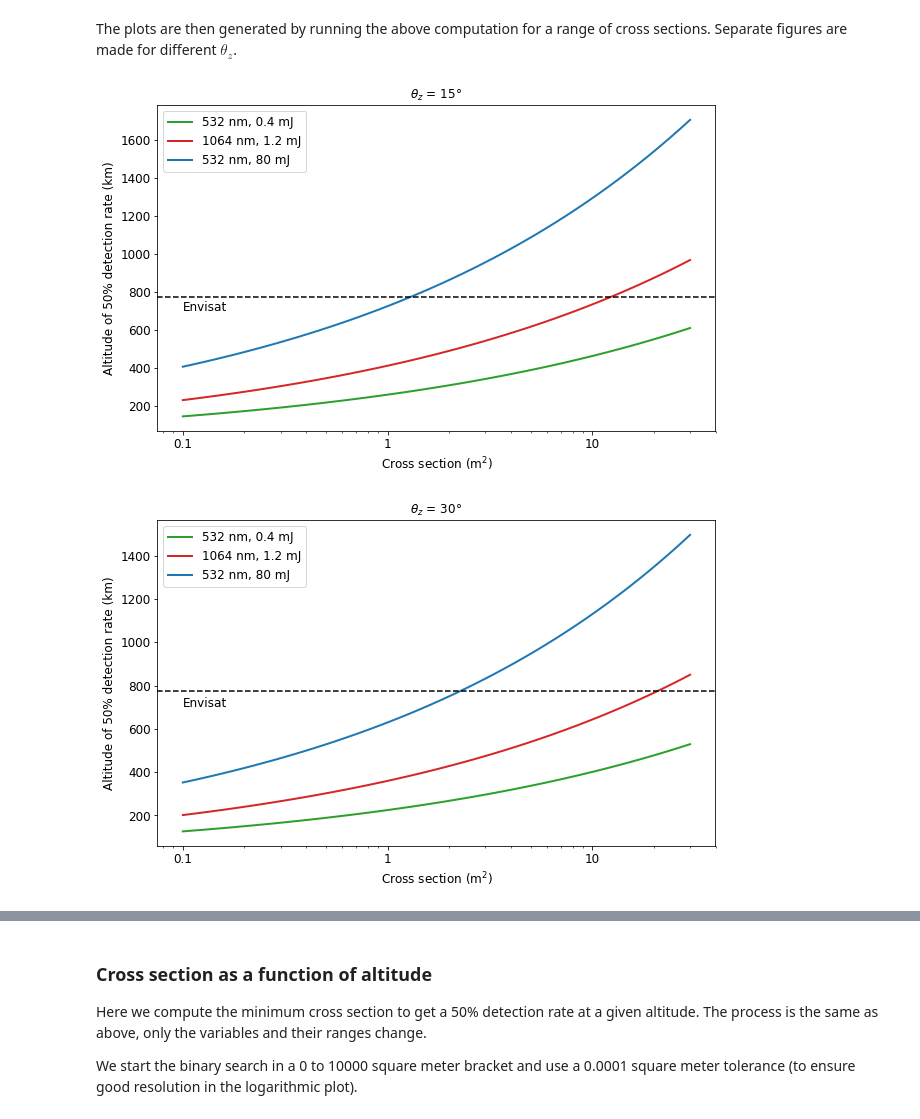
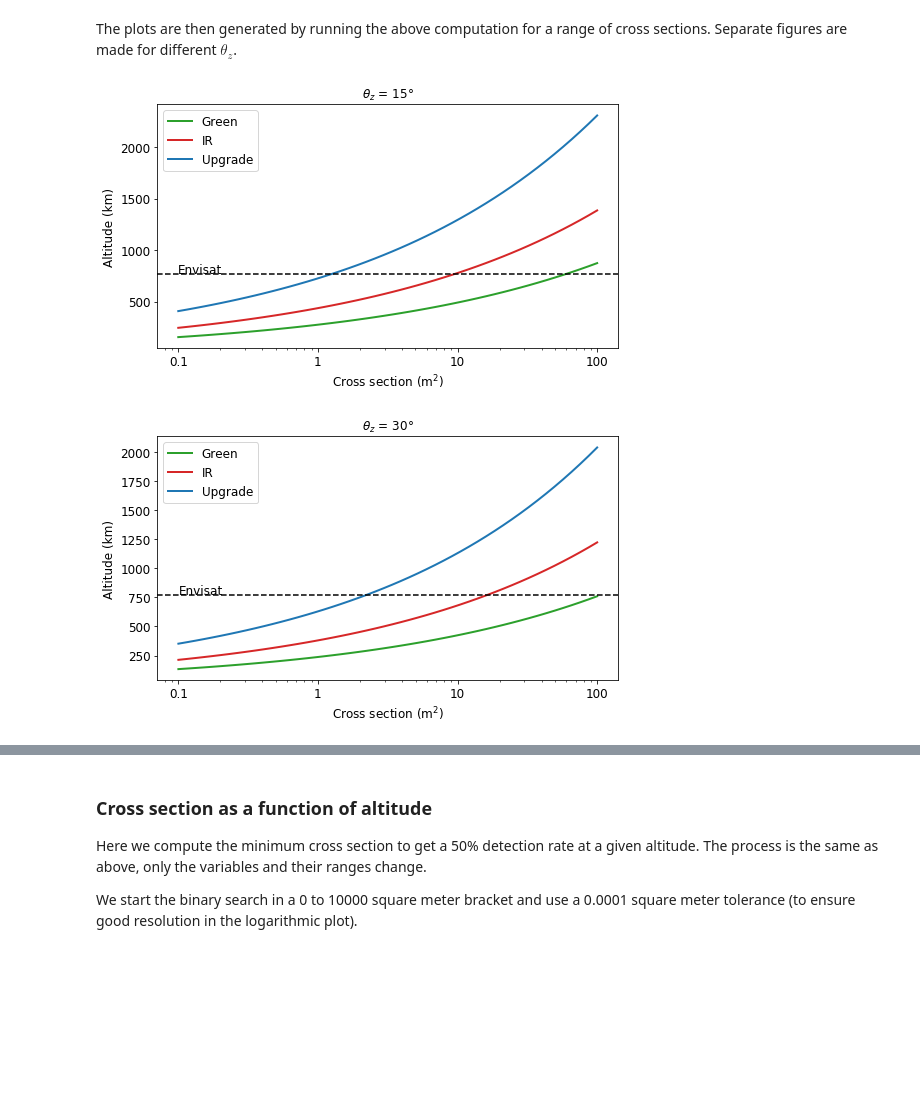
Before and after one commit to dronir/RadarlinkSLR, a Jupyter notebook: Plot 50 percent.ipynb, the cells around one changed output, grey strips where cells are left out. Cells and saved outputs as stored; diff of their text form; code cells hidden in the pictures; blank space fills up the shorter version.

Commit message:
Plots for submission version of proceedings

```diff
--- a/Plot 50 percent.ipynb
+++ b/Plot 50 percent.ipynb
@@ -10,7 +10,7 @@ from scipy.special import comb
 import numpy as np
 import matplotlib.pyplot as plt
 %matplotlib inline
-plt.rcParams['figure.figsize'] = (10, 6)
+plt.rcParams['figure.figsize'] = (7.5, 4.5)
 # %% [markdown]
 Then we import the radar link functions which are defined in `radarlink.py`.
 # %%
@@ -61,7 +61,7 @@ We define the lasers as before: current laser at green and IR wavelength, and th
 green_laser = {
     "pulse_energy" : 0.4e-3, # Joules
     "wavelength" : 532e-9, # meters
-    "eta_q" : 0.2,
+    "eta_q" : 0.25,
     "aperture" : 0.188, # square meters
     "eta_t" : get_eta_t(),
     "eta_r" : get_eta_r(),
@@ -75,7 +75,7 @@ green_laser = {
 IR_laser = {
     "pulse_energy" : 0.8e-3, # Joules
     "wavelength" : 1064e-9, # meters
-    "eta_q" : 0.20,
+    "eta_q" : 0.25,
     "aperture" : 0.188, # square meters
     "eta_t" : get_eta_t(),
     "eta_r" : get_eta_r(),
@@ -89,7 +89,7 @@ IR_laser = {
 new_laser = {
     "pulse_energy" : 80e-3, # Joules
     "wavelength" : 532e-9, # meters
-    "eta_q" : 0.2,
+    "eta_q" : 0.20,
     "aperture" : 0.188, # square meters
     "eta_t" : get_eta_t(),
     "eta_r" : get_eta_r(),
@@ -102,9 +102,9 @@ new_laser = {
 
 
 lasers = {
-    "532 nm, 0.4 mJ" : green_laser,
-    "1064 nm, 1.2 mJ" : IR_laser,
-    "532 nm, 80 mJ" : new_laser
+    "Green" : green_laser,
+    "IR" : IR_laser,
+    "Upgrade" : new_laser
 }
 
 electrons_per_detection = 2
@@ -146,26 +146,27 @@ def altitude50(laser, cross_section, theta_z):
 # %% [markdown]
 The plots are then generated by running the above computation for a range of cross sections. Separate figures are made for different $\theta_z$.
 # %%
-cross_sections = 10**np.linspace(log(0.1, 10), log(30.0, 10), 50)
+cross_sections = 10**np.linspace(log(0.1, 10), log(100.0, 10), 50)
 
 for theta_z in [15, 30, 45, 60]:
     plt.figure()
     for name in lasers:
         output = [altitude50(lasers[name], A, theta_z)/1000 for A in cross_sections]
         plt.semilogx(cross_sections, output, "-", label=name, color=lasers[name]["plot_color"], linewidth=2)
 
     plt.axhline(773, color="black", linestyle="--")
-    plt.text(0.1, 700, "Envisat", fontsize="large")
+    plt.text(0.1, 774, "Envisat", fontsize="large")
     plt.title("$\\theta_z$ = {}°".format(theta_z))
     plt.legend(fontsize="large")
     #plt.ylim(0, 1300)
     plt.xlabel("Cross section (m$^2$)", fontsize="large")
     plt.xticks(fontsize="large")
     plt.yticks(fontsize="large")
-    plt.ylabel("Altitude of 50% detection rate (km)", fontsize="large")
+    plt.ylabel("Altitude (km)", fontsize="large")
     plt.gca().xaxis.set_major_formatter(FuncFormatter(myLogFormat))
-
+    plt.tight_layout()
+    plt.savefig("altitude50_{}.pdf".format(theta_z))
     plt.savefig("altitude50_{}.png".format(theta_z))
 # %% [output]
-[figure, old version]
+[figure, new version]
-[figure, old version]
+[figure, new version]
```
Also changed, not shown: parts of 2 cells of this notebook, 1 other file.
